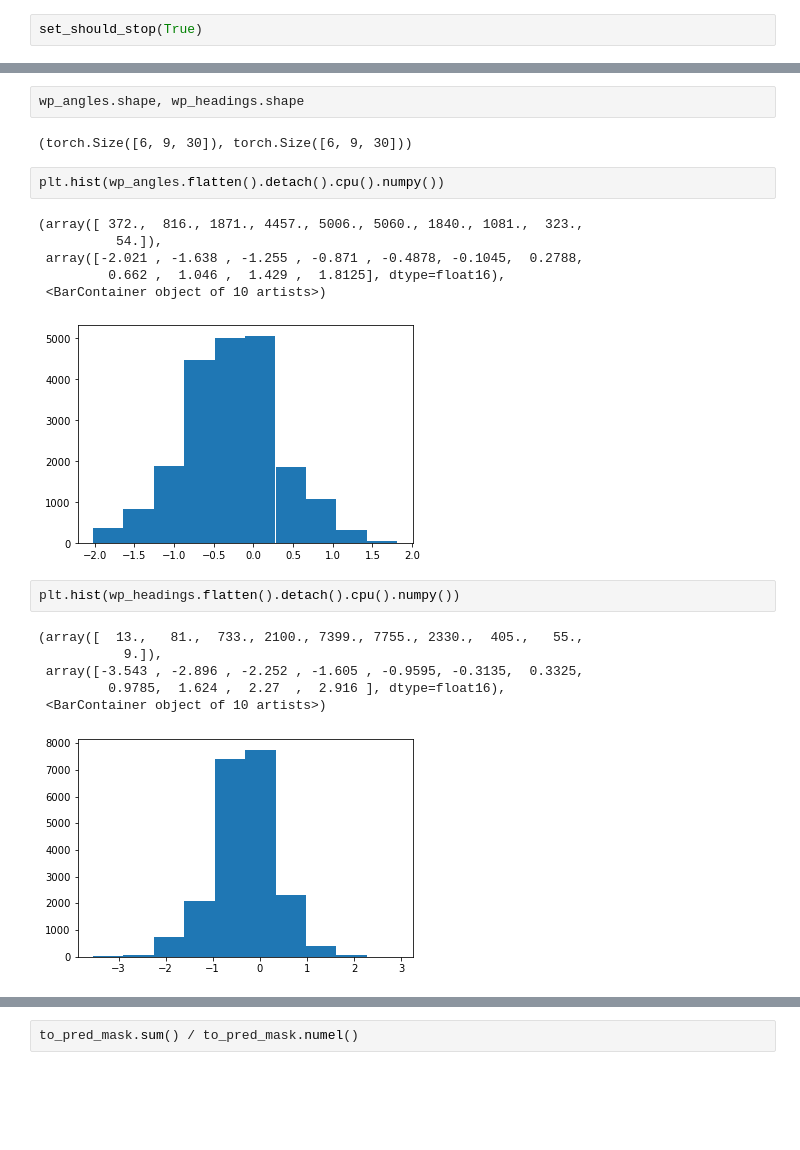
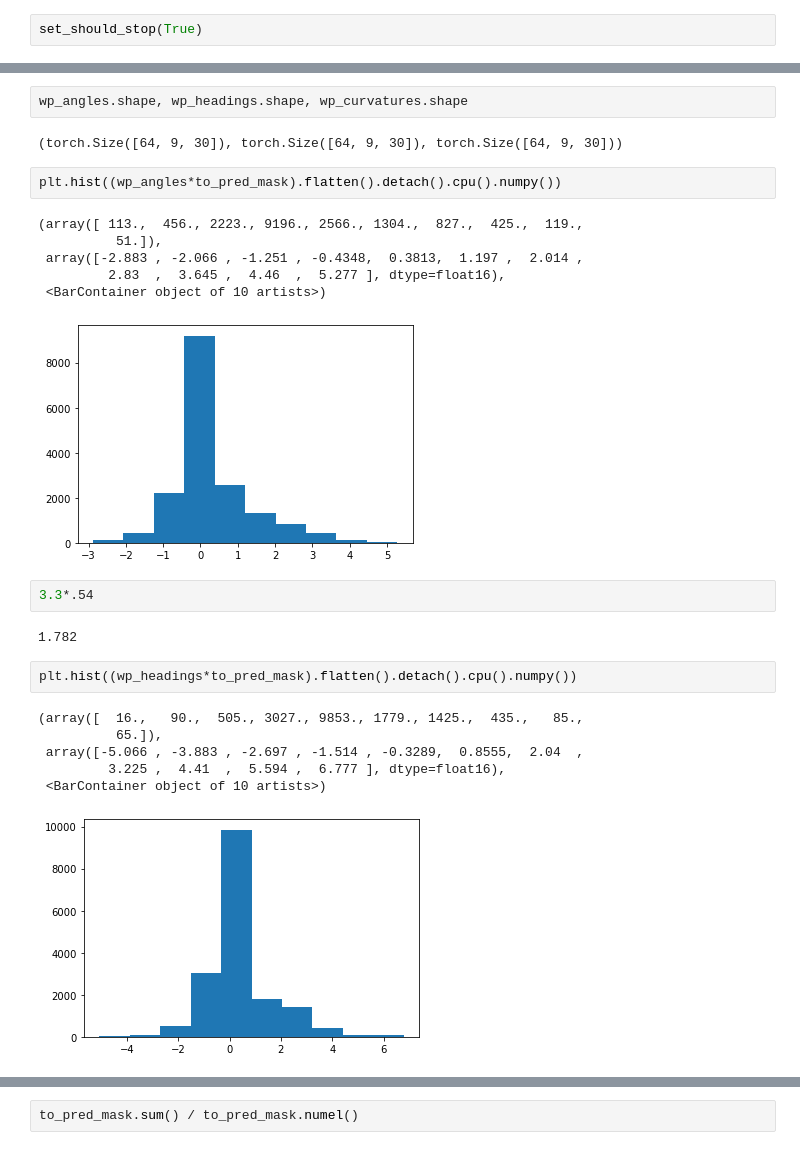
Before and after one commit to rgilman33/bespoke, a Jupyter notebook: nb/dataloader_test.ipynb, the cells around one changed output, grey strips where cells are left out. Cells and saved outputs as stored; diff of their text form; blank space fills up the shorter version.

```diff
--- a/nb/dataloader_test.ipynb
+++ b/nb/dataloader_test.ipynb
@@ -79,22 +82,26 @@ True
 # %%
-wp_angles.shape, wp_headings.shape
+wp_angles.shape, wp_headings.shape, wp_curvatures.shape
 # %% [output]
-(torch.Size([6, 9, 30]), torch.Size([6, 9, 30]))
+(torch.Size([64, 9, 30]), torch.Size([64, 9, 30]), torch.Size([64, 9, 30]))
 # %%
-plt.hist(wp_angles.flatten().detach().cpu().numpy())
+plt.hist((wp_angles*to_pred_mask).flatten().detach().cpu().numpy())
 # %% [output]
-(array([ 372.,  816., 1871., 4457., 5006., 5060., 1840., 1081.,  323.,
-          54.]),
- array([-2.021 , -1.638 , -1.255 , -0.871 , -0.4878, -0.1045,  0.2788,
-         0.662 ,  1.046 ,  1.429 ,  1.8125], dtype=float16),
+(array([ 113.,  456., 2223., 9196., 2566., 1304.,  827.,  425.,  119.,
+          51.]),
+ array([-2.883 , -2.066 , -1.251 , -0.4348,  0.3813,  1.197 ,  2.014 ,
+         2.83  ,  3.645 ,  4.46  ,  5.277 ], dtype=float16),
  <BarContainer object of 10 artists>)
-[figure, old version]
+[figure, new version]
+# %%
+3.3*.54
+# %% [output]
+1.782
 # %%
-plt.hist(wp_headings.flatten().detach().cpu().numpy())
+plt.hist((wp_headings*to_pred_mask).flatten().detach().cpu().numpy())
 # %% [output]
-(array([  13.,   81.,  733., 2100., 7399., 7755., 2330.,  405.,   55.,
-           9.]),
- array([-3.543 , -2.896 , -2.252 , -1.605 , -0.9595, -0.3135,  0.3325,
-         0.9785,  1.624 ,  2.27  ,  2.916 ], dtype=float16),
+(array([  16.,   90.,  505., 3027., 9853., 1779., 1425.,  435.,   85.,
+          65.]),
+ array([-5.066 , -3.883 , -2.697 , -1.514 , -0.3289,  0.8555,  2.04  ,
+         3.225 ,  4.41  ,  5.594 ,  6.777 ], dtype=float16),
  <BarContainer object of 10 artists>)
-[figure, old version]
+[figure, new version]
```
Also changed, not shown: parts of 9 cells of this notebook, 14 other files.
